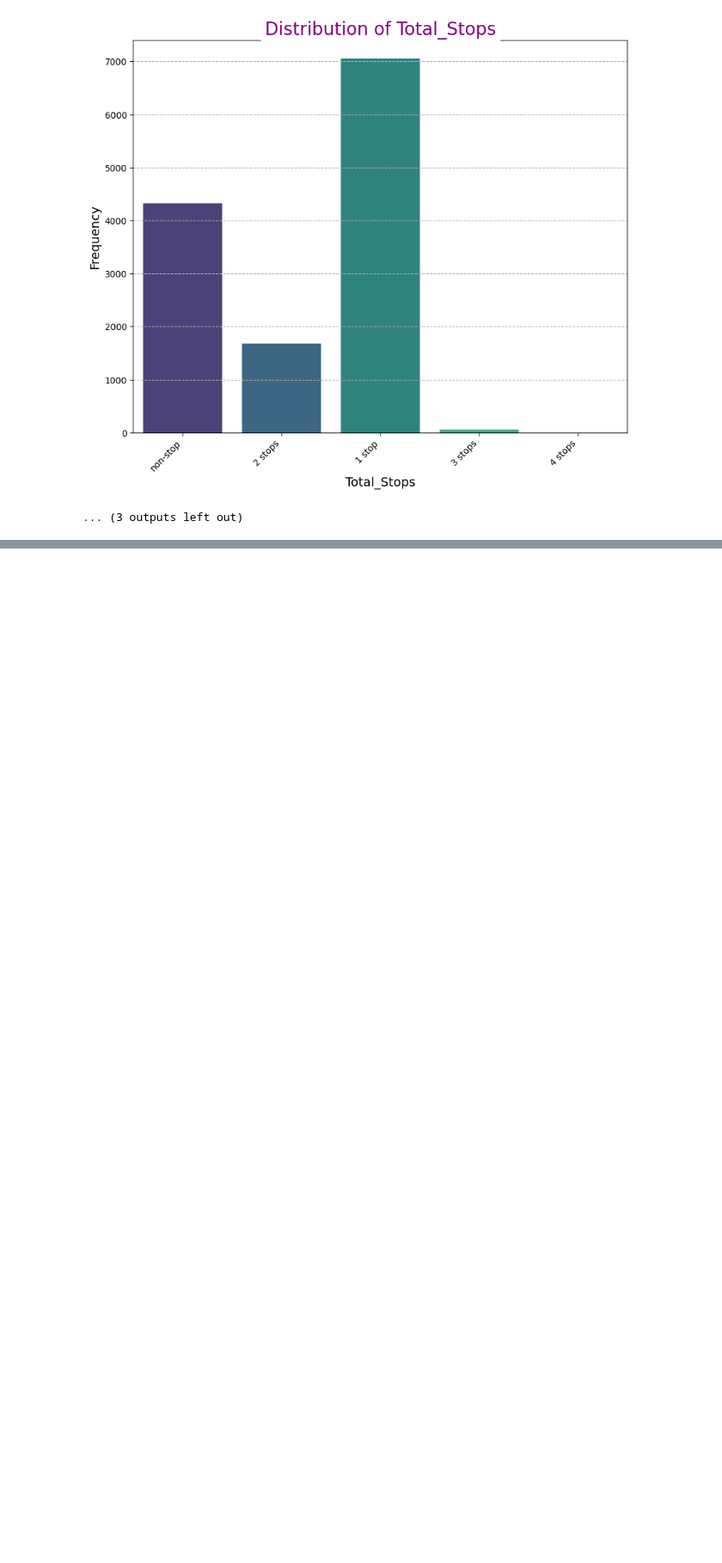
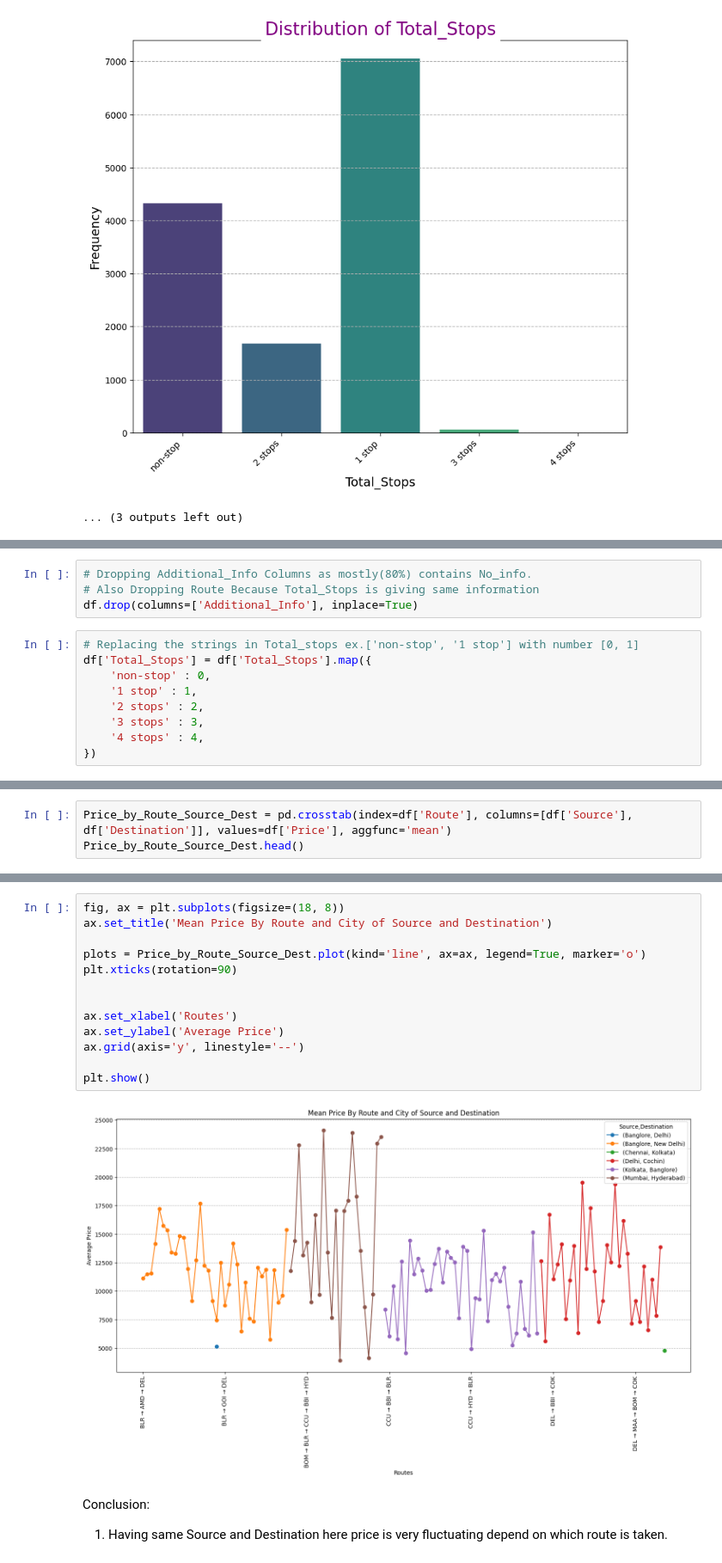
Before and after one commit to ganeshss0/flight-fare-prediction, a Jupyter notebook: notebooks/Flight Fare Prediction.ipynb, the cells around one changed output, grey strips where cells are left out. Shown at 86% size. Saved outputs shown, nothing was run; the diff lists cells and outputs as text; blank space fills up the shorter version.

```diff
--- a/notebooks/Flight Fare Prediction.ipynb
+++ b/notebooks/Flight Fare Prediction.ipynb
@@ -707,0 +908,13 @@ def def
+# %%
+# Dropping Additional_Info Columns as mostly(80%) contains No_info.
+# Also Dropping Route Because Total_Stops is giving same information
+df.drop(columns=['Additional_Info'], inplace=True)
+# %%
+# Replacing the strings in Total_stops ex.['non-stop', '1 stop'] with number [0, 1]
+df['Total_Stops'] = df['Total_Stops'].map({
+    'non-stop' : 0,
+    '1 stop' : 1,
+    '2 stops' : 2,
+    '3 stops' : 3,
+    '4 stops' : 4,
+})
@@ -707,0 +946,3 @@ def def
+# %%
+Price_by_Route_Source_Dest = pd.crosstab(index=df['Route'], columns=[df['Source'], df['Destination']], values=df['Price'], aggfunc='mean')
+Price_by_Route_Source_Dest.head()
@@ -707,0 +958,18 @@ def def
+# %%
+fig, ax = plt.subplots(figsize=(18, 8))
+ax.set_title('Mean Price By Route and City of Source and Destination')
+
+plots = Price_by_Route_Source_Dest.plot(kind='line', ax=ax, legend=True, marker='o')
+plt.xticks(rotation=90)
+
+
+ax.set_xlabel('Routes')
+ax.set_ylabel('Average Price')
+ax.grid(axis='y', linestyle='--')
+
+plt.show()
+# %% [output]
+[figure, added]
+# %% [markdown]
+Conclusion:
+1. Having same Source and Destination here price is very fluctuating depend on which route is taken.
```
Also changed, not shown: parts of 22 cells of this notebook.
